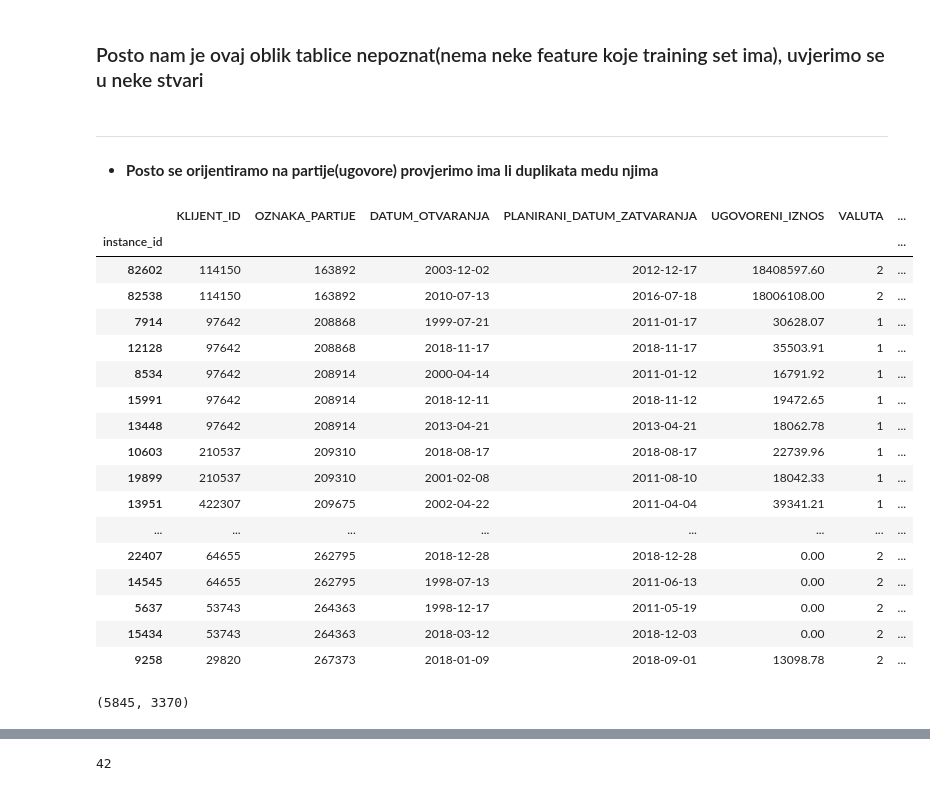
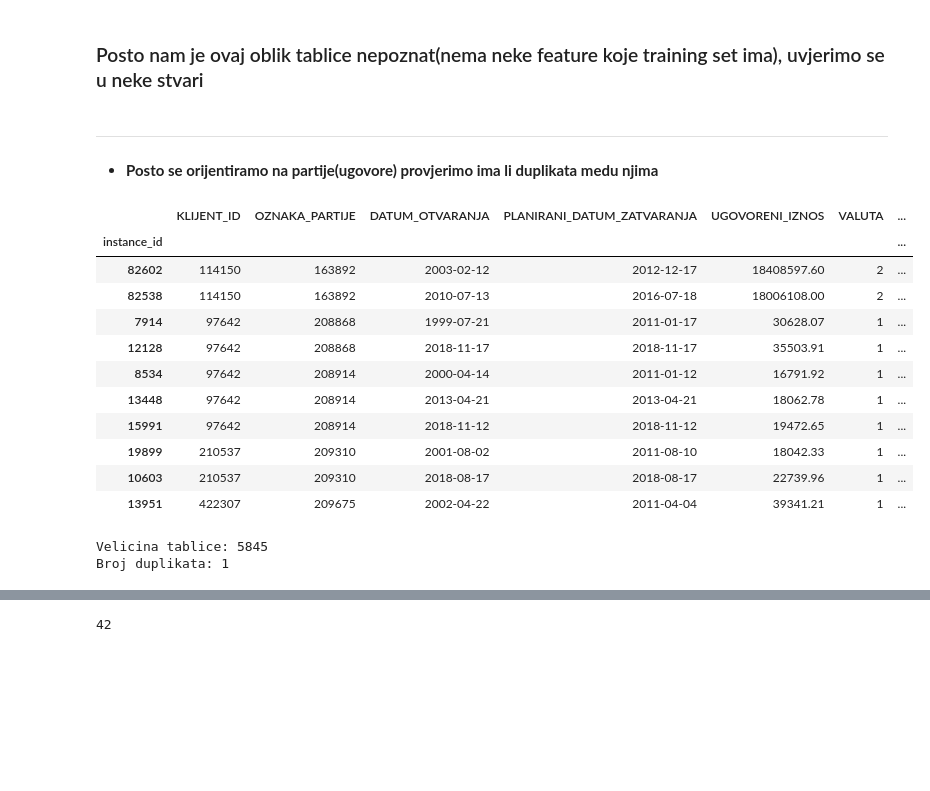
Before and after one commit to DavorPenzar/mozgalo, a Jupyter notebook: Analiza_test_skupa.ipynb, the cells around one changed output, grey strips where cells are left out. Cells and saved outputs as stored; diff of their text form; code cells hidden in the pictures; blank space fills up the shorter version.

```diff
--- a/Analiza_test_skupa.ipynb
+++ b/Analiza_test_skupa.ipynb
@@ -21,8 +41,8 @@ test_set.head(10)
 test_set.set_index('instance_id', inplace=True)
 
 # pretvorimo i ove datume u datetime
-test_set['DATUM_OTVARANJA'] = pd.to_datetime(test_set['DATUM_OTVARANJA'])
-test_set['PLANIRANI_DATUM_ZATVARANJA'] = pd.to_datetime(test_set['PLANIRANI_DATUM_ZATVARANJA'])
+test_set['DATUM_OTVARANJA'] = pd.to_datetime(test_set['DATUM_OTVARANJA'], dayfirst=True)
+test_set['PLANIRANI_DATUM_ZATVARANJA'] = pd.to_datetime(test_set['PLANIRANI_DATUM_ZATVARANJA'], dayfirst=False)
 
 test_set.head(10)
 # %% [output]
@@ -46,35 +66,31 @@ test_set.shape[0]
 
 ### Posto nam je ovaj oblik tablice nepoznat(nema neke feature koje training set ima), uvjerimo se u neke stvari
 # %% [markdown]
------------------------------------------------------------------------------------
+---------------------------------------------------------------------------------------
 # %% [markdown]
 * **Posto se orijentiramo na partije(ugovore) provjerimo ima li duplikata medu njima**
 # %%
 o_p = test_set['OZNAKA_PARTIJE']
 mask = o_p.isin( o_p[o_p.duplicated()] )
 
-o_p_dt = test_set[mask].sort_values(by=['OZNAKA_PARTIJE'])
-o_p_dt.head(25)
+duplikati = test_set[mask].sort_values(by=['OZNAKA_PARTIJE', 'DATUM_OTVARANJA'])
+duplikati.head(10)
 # %% [output]
 |  | KLIJENT_ID | OZNAKA_PARTIJE | DATUM_OTVARANJA | PLANIRANI_DATUM_ZATVARANJA | UGOVORENI_IZNOS | VALUTA | ... |
 | instance_id |  |  |  |  |  |  | ... |
-| 82602 | 114150 | 163892 | 2003-12-02 | 2012-12-17 | 18408597.60 | 2 | ... |
+| 82602 | 114150 | 163892 | 2003-02-12 | 2012-12-17 | 18408597.60 | 2 | ... |
 | 82538 | 114150 | 163892 | 2010-07-13 | 2016-07-18 | 18006108.00 | 2 | ... |
 | 7914 | 97642 | 208868 | 1999-07-21 | 2011-01-17 | 30628.07 | 1 | ... |
 | 12128 | 97642 | 208868 | 2018-11-17 | 2018-11-17 | 35503.91 | 1 | ... |
 | 8534 | 97642 | 208914 | 2000-04-14 | 2011-01-12 | 16791.92 | 1 | ... |
-| 15991 | 97642 | 208914 | 2018-12-11 | 2018-11-12 | 19472.65 | 1 | ... |
 | 13448 | 97642 | 208914 | 2013-04-21 | 2013-04-21 | 18062.78 | 1 | ... |
+| 15991 | 97642 | 208914 | 2018-11-12 | 2018-11-12 | 19472.65 | 1 | ... |
+| 19899 | 210537 | 209310 | 2001-08-02 | 2011-08-10 | 18042.33 | 1 | ... |
 | 10603 | 210537 | 209310 | 2018-08-17 | 2018-08-17 | 22739.96 | 1 | ... |
-| 19899 | 210537 | 209310 | 2001-02-08 | 2011-08-10 | 18042.33 | 1 | ... |
 | 13951 | 422307 | 209675 | 2002-04-22 | 2011-04-04 | 39341.21 | 1 | ... |
-| ... | ... | ... | ... | ... | ... | ... | ... |
-| 22407 | 64655 | 262795 | 2018-12-28 | 2018-12-28 | 0.00 | 2 | ... |
-| 14545 | 64655 | 262795 | 1998-07-13 | 2011-06-13 | 0.00 | 2 | ... |
-| 5637 | 53743 | 264363 | 1998-12-17 | 2011-05-19 | 0.00 | 2 | ... |
-| 15434 | 53743 | 264363 | 2018-03-12 | 2018-12-03 | 0.00 | 2 | ... |
-| 9258 | 29820 | 267373 | 2018-01-09 | 2018-09-01 | 13098.78 | 2 | ... |
-# %%
-o_p_dt.shape[0], o_p[o_p.duplicated()].shape[0]
-# %% [output]
-(5845, 3370)
+# %%
+print('Velicina tablice: ' + str(duplikati.shape[0]))
+print('Broj duplikata: ' +  str(duplikati[duplikati.duplicated()].shape[0]))
+# %% [output]
+Velicina tablice: 5845
+Broj duplikata: 1
```
Also changed, not shown: parts of 26 cells of this notebook.
